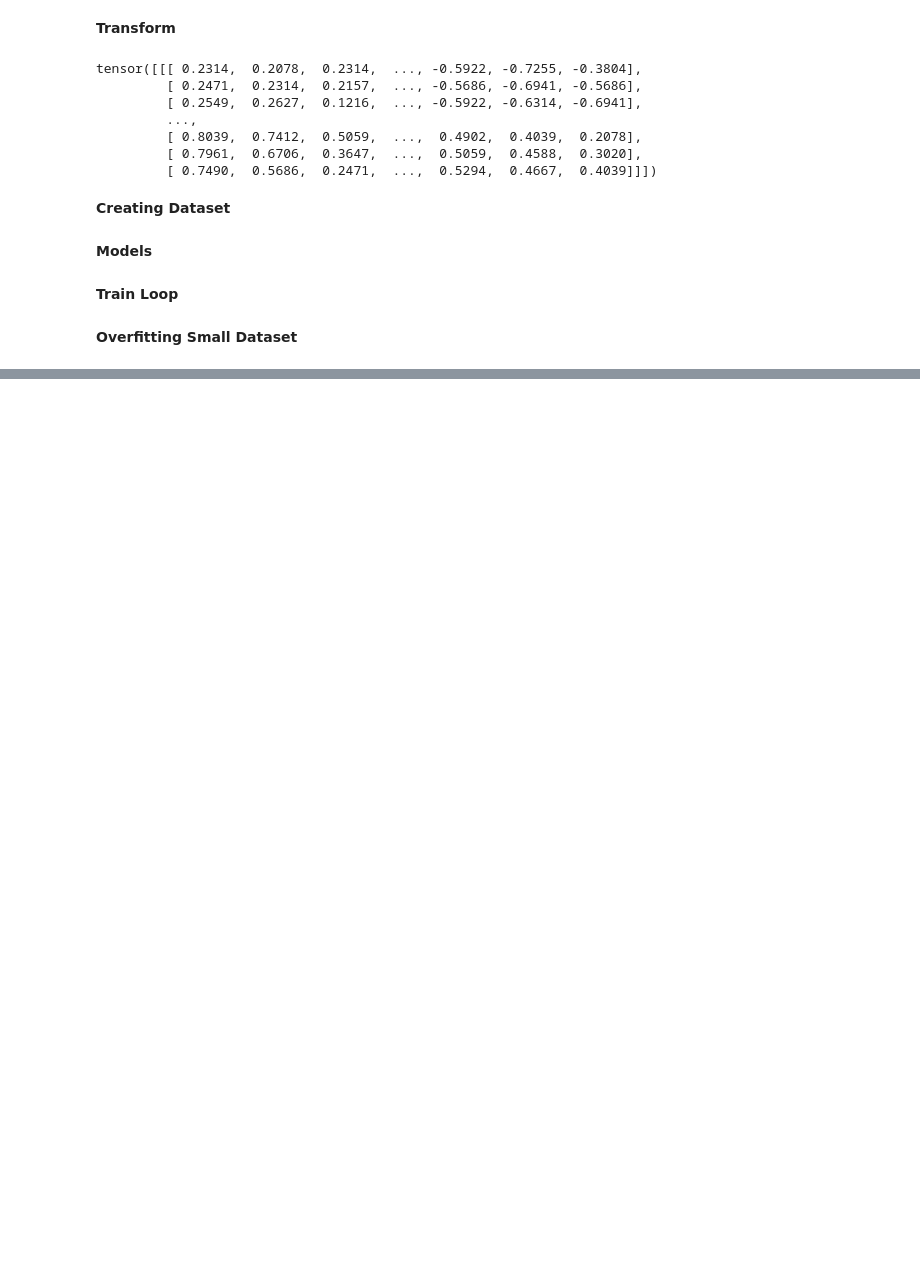
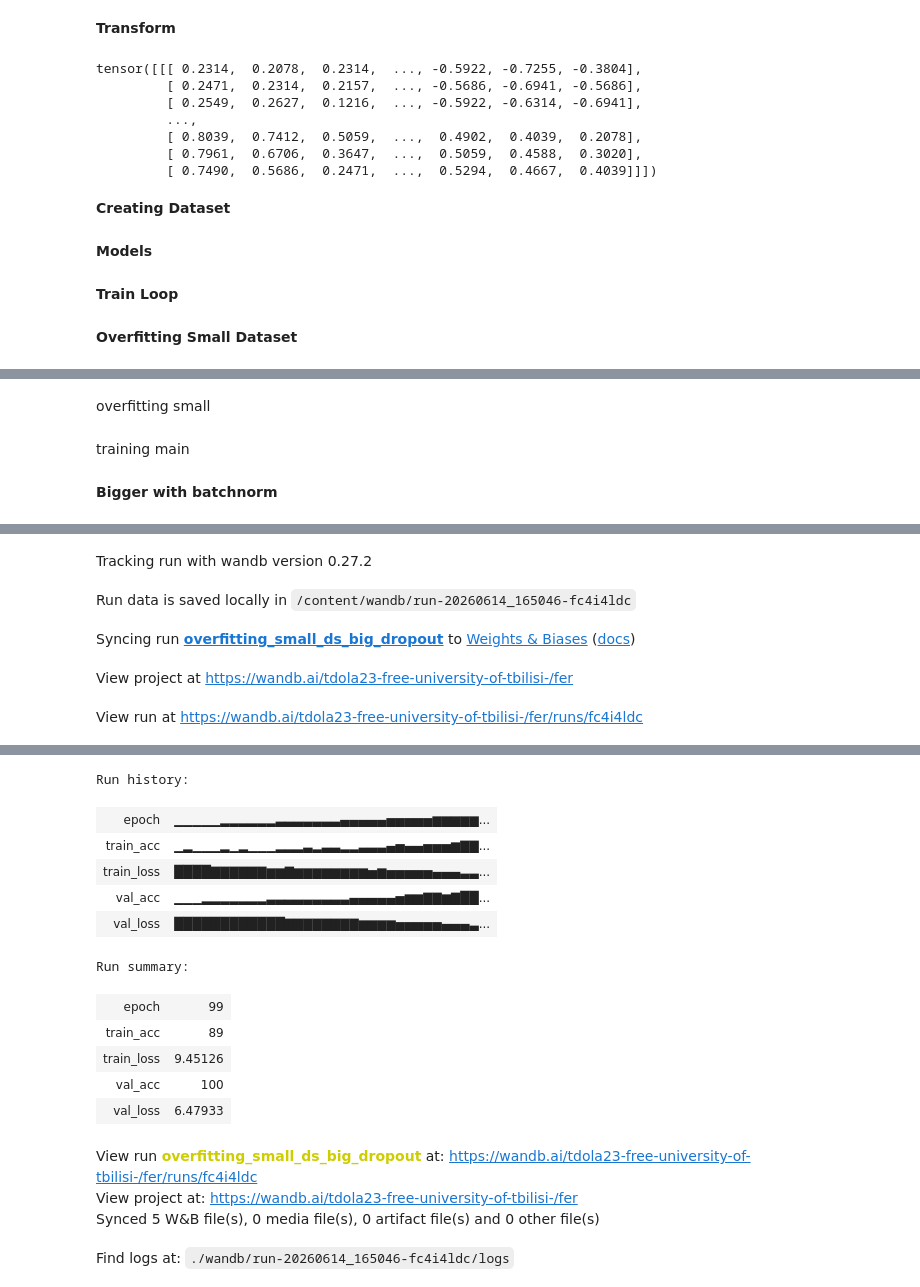
Before and after one commit to icosahedron31/Facial-Expression-Recognition, a Jupyter notebook: CNNMLP.ipynb, the cells around one changed output, grey strips where cells are left out. Drawn from its saved outputs; the diff is of its cells as text; code cells hidden in the pictures; blank space fills up the shorter version.

```diff
--- a/CNNMLP.ipynb
+++ b/CNNMLP.ipynb
@@ -127,7 +119,7 @@ class CustomImageDataset(Dataset):
     pixels = rows["pixels"]
     label = torch.tensor(rows["emotion"], dtype=torch.long).to(device)
     pixels = np.fromstring(pixels, dtype=np.uint8, sep=" ").reshape(48, 48)
-    pixels = self.transform(pixels)
+    pixels = self.transform(pixels).to(device)
     return pixels, label
   def __len__(self) :
     return len(self.df)
@@ -166,8 +232,8 @@ class SimpleNet(nn.Module):
 **Train Loop**
 # %%
 import copy
-def train_loop(train_ds, val_ds, model_name, learning_rate, batch_size, model) :
-  EPOCHS = 30
+def train_loop(train_ds, val_ds, model_name, learning_rate, batch_size, model, EPOCHS=30) :
+
   train_dataloader = DataLoader(train_ds, batch_size, shuffle=True)
   val_dataloader = DataLoader(val_ds, batch_size, shuffle=True)
   criterion = nn.CrossEntropyLoss()
@@ -179,7 +245,7 @@ def train_loop(train_ds, val_ds, model_name, learning_rate, batch_size, model) :
     total_loss_train = 0
     total_loss_val = 0
     total_acc_val = 0
-
+    model.train()
     for inputs, labels in train_dataloader:
       optimizer.zero_grad()
       outputs = model(inputs)
@@ -190,7 +256,7 @@ def train_loop(train_ds, val_ds, model_name, learning_rate, batch_size, model) :
       train_acc = (torch.argmax(outputs, axis = 1) == labels).sum().item()
       total_acc_train += train_acc
       optimizer.step()
-
+    model.eval()
     with torch.no_grad():
       for inputs, labels in val_dataloader:
         outputs = model(inputs)
@@ -203,9 +269,9 @@ def train_loop(train_ds, val_ds, model_name, learning_rate, batch_size, model) :
         best_acc_val = total_acc_val
         best_model = copy.deepcopy(model.state_dict())
 
-    print(f'''Epoch {epoch+1}/{EPOCHS}, Train Loss: {round(total_loss_train/100, 4)} Train Accuracy {round((total_acc_train)/train_ds.__len__() * 100, 4)}
-                Validation Loss: {round(total_loss_val/100, 4)} Validation Accuracy: {round((total_acc_val)/val_ds.__len__() * 100, 4)}''')
-    fig, axs = plt.subplots(nrows=1, ncols=2, figsize=(15, 5))
+    print(f'''Epoch {epoch+1}/{EPOCHS}, Train Loss: {round(total_loss_train/train_ds.__len__(), 4)} Train Accuracy {round((total_acc_train)/train_ds.__len__() * 100, 4)}
+                Validation Loss: {round(total_loss_val/val_ds.__len__(), 4)} Validation Accuracy: {round((total_acc_val)/val_ds.__len__() * 100, 4)}''')
+
 
     wandb.log({
         "epoch": epoch,
@@ -285,0 +332,2 @@ Run summary:
+# %% [markdown]
+overfitting small
@@ -285,0 +348,2 @@ Run summary:
+# %% [markdown]
+training main
@@ -285,0 +363,17 @@ Run summary:
+# %% [markdown]
+**Bigger with batchnorm**
+# %%
+from torch.utils.data import Subset
+
+small_ds = Subset(train_ds, range(100))
+model = BigNet().to(device)
+
+wandb.init(
+    project="fer",
+    group="cnnmlp",
+    name="overfitting_small_ds_big_dropout"
+)
+model = train_loop(small_ds, small_ds, "cnnmlp", 0.0001, 8, model, 100)
+torch.save(model, "overfitter.pt")
+wandb.finish()
+# %% [output]
@@ -285,0 +381,5 @@ Run summary:
+Tracking run with wandb version 0.27.2
+Run data is saved locally in /content/wandb/run-20260614_165046-fc4i4ldc
+Syncing run overfitting_small_ds_big_dropout to Weights & Biases (docs)
+View project at https://wandb.ai/tdola23-free-university-of-tbilisi-/fer
+View run at https://wandb.ai/tdola23-free-university-of-tbilisi-/fer/runs/fc4i4ldc
@@ -285,0 +404,16 @@ Run summary:
+Run history:
+| epoch | ▁▁▁▁▁▂▂▂▂▂▂▃▃▃▃▃▃▃▄▄▄▄▄▅▅▅▅▅▆▆▆▆▆... |
+| train_acc | ▁▂▁▁▁▂▁▂▁▁▁▂▂▂▃▂▃▃▂▂▃▃▃▄▅▄▄▅▅▅▆▇▇... |
+| train_loss | ████▇▇▇▇▇▇▆▆▇▆▆▆▆▆▆▆▆▅▆▅▅▅▅▅▄▄▄▃▃... |
+| val_acc | ▁▁▁▂▂▂▂▂▂▂▃▃▃▃▃▃▃▃▃▄▄▄▄▄▅▆▆▇▇▆▇██... |
+| val_loss | ████████████▇▇▇▇▇▇▇▇▆▆▆▆▅▅▅▅▅▄▄▄▃... |
+Run summary:
+| epoch | 99 |
+| train_acc | 89 |
+| train_loss | 9.45126 |
+| val_acc | 100 |
+| val_loss | 6.47933 |
+View run overfitting_small_ds_big_dropout at: https://wandb.ai/tdola23-free-university-of-tbilisi-/fer/runs/fc4i4ldc
+View project at: https://wandb.ai/tdola23-free-university-of-tbilisi-/fer
+Synced 5 W&B file(s), 0 media file(s), 0 artifact file(s) and 0 other file(s)
+Find logs at: ./wandb/run-20260614_165046-fc4i4ldc/logs
```
Also changed, not shown: parts of 15 cells of this notebook.
